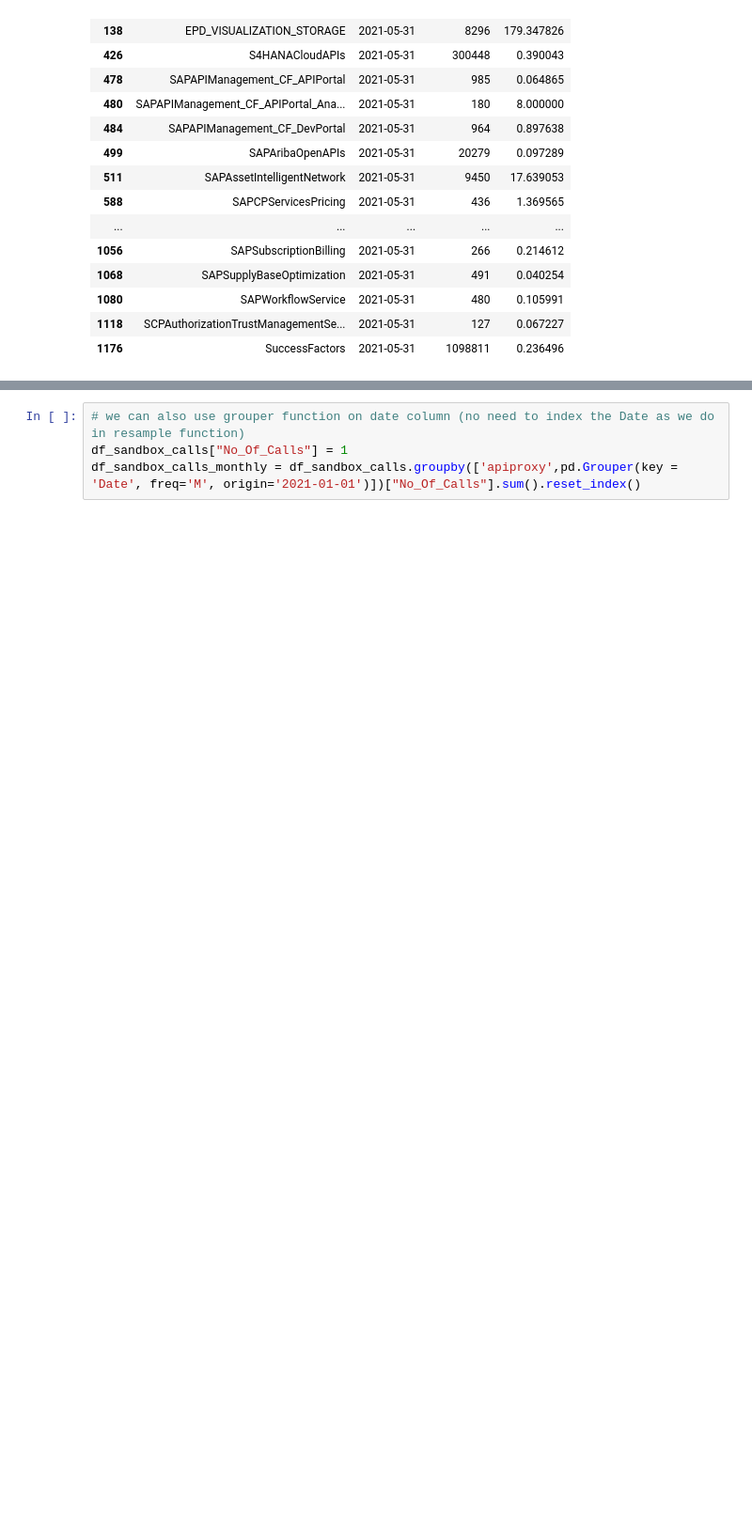
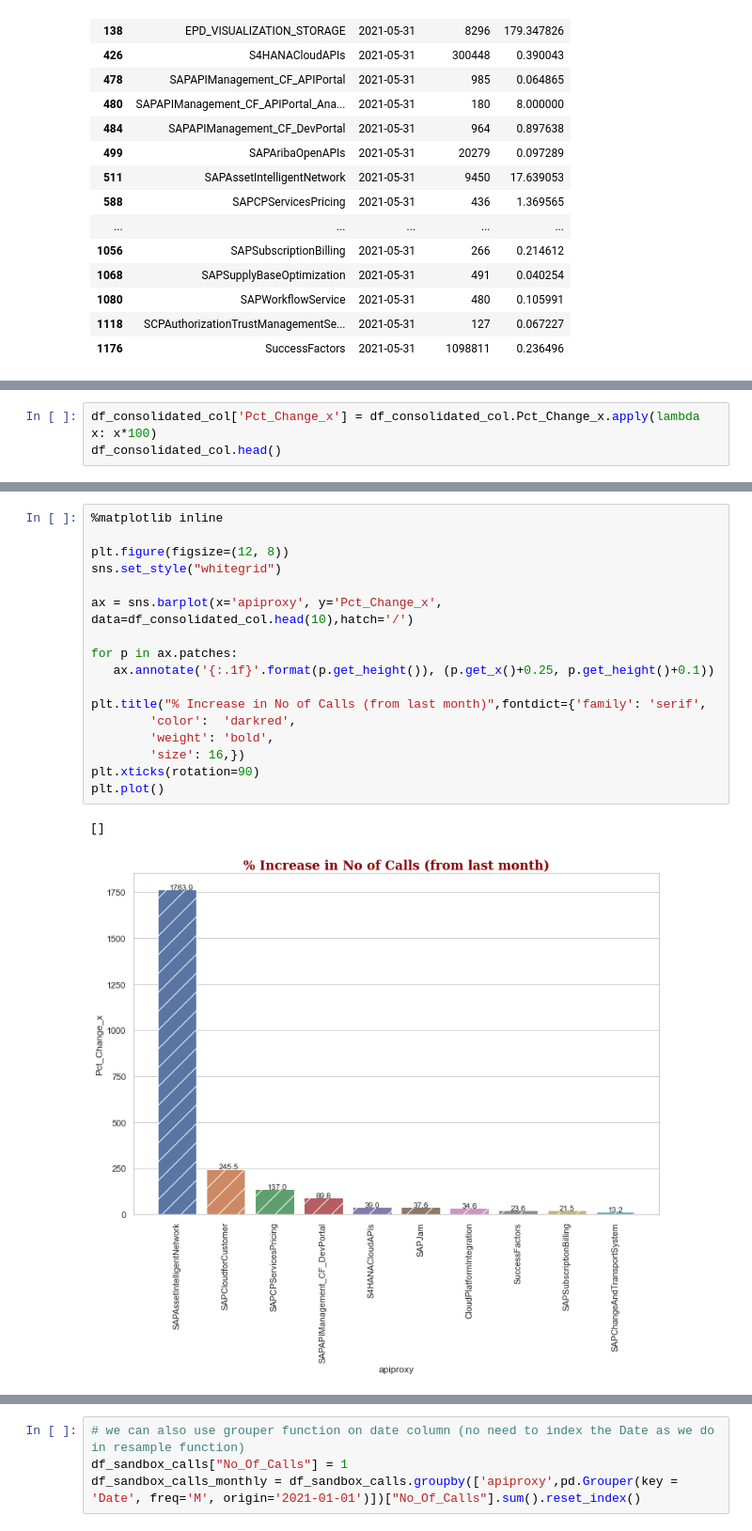
Before and after one commit to sapslcm/Git_Repository_Sudhir, a Jupyter notebook: SAP API Hub/Sandbox_Try_Out.ipynb, the cells around one changed output, grey strips where cells are left out. Shown at 94% size. Cells and saved outputs as stored; diff of their text form; blank space fills up the shorter version.

```diff
--- a/SAP API Hub/Sandbox_Try_Out.ipynb
+++ b/SAP API Hub/Sandbox_Try_Out.ipynb
@@ -279,0 +249,3 @@ df_consolidated_row.sort_values(by='apiproxy')
+# %%
+df_consolidated_col['Pct_Change_x'] = df_consolidated_col.Pct_Change_x.apply(lambda x: x*100)
+df_consolidated_col.head()
@@ -279,0 +259,20 @@ df_consolidated_row.sort_values(by='apiproxy')
+# %%
+%matplotlib inline
+
+plt.figure(figsize=(12, 8))
+sns.set_style("whitegrid")
+
+ax = sns.barplot(x='apiproxy', y='Pct_Change_x', data=df_consolidated_col.head(10),hatch='/')
+
+for p in ax.patches:
+   ax.annotate('{:.1f}'.format(p.get_height()), (p.get_x()+0.25, p.get_height()+0.1))
+
+plt.title("% Increase in No of Calls (from last month)",fontdict={'family': 'serif',
+        'color':  'darkred',
+        'weight': 'bold',
+        'size': 16,})
+plt.xticks(rotation=90)
+plt.plot()
+# %% [output]
+[]
+[figure, added]
```
Also changed, not shown: parts of 28 cells of this notebook, 1 other file.
